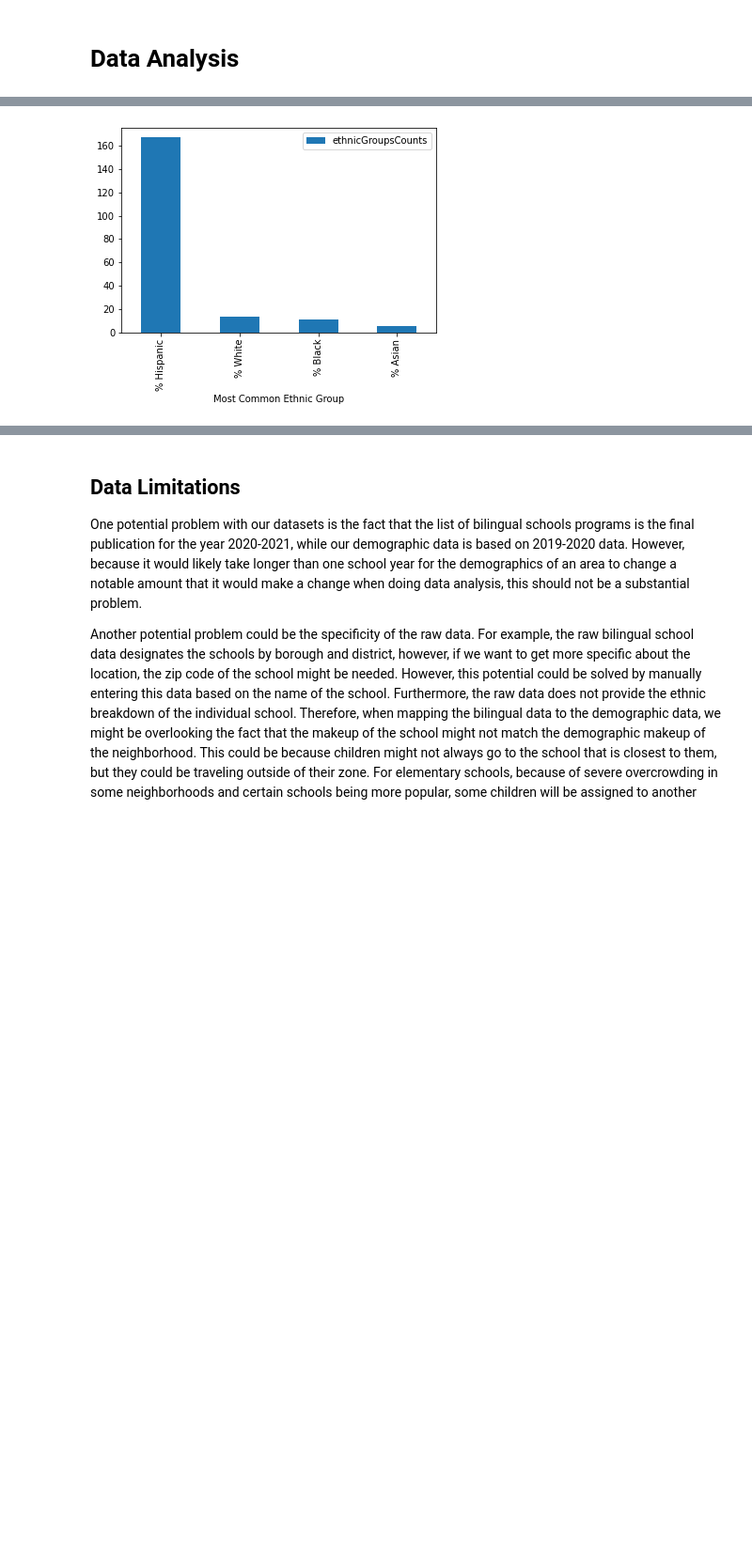
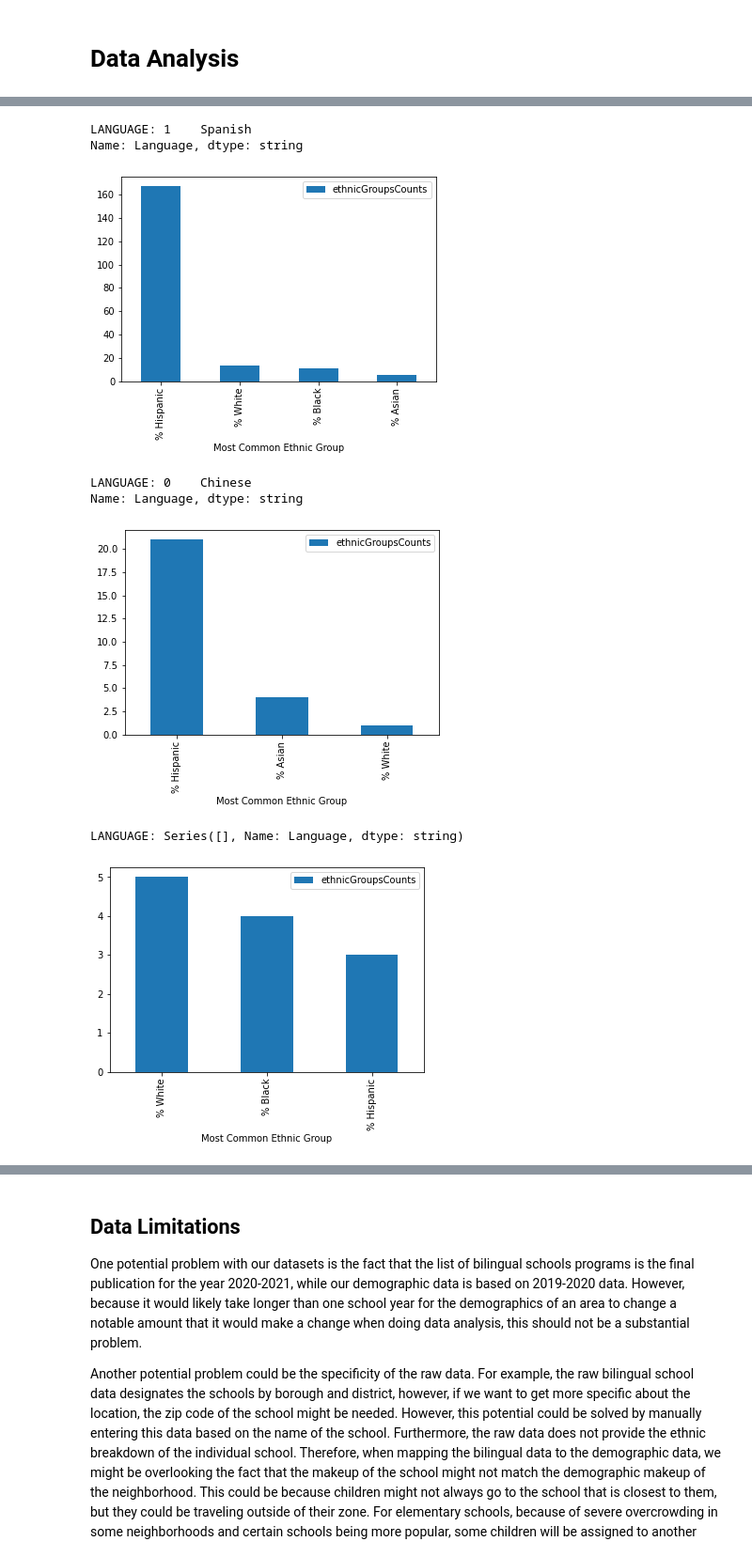
Before and after one commit to gaby-chu/info2950, a Jupyter notebook: project/phase_iv-rejoice.ipynb, the cells around one changed output, grey strips where cells are left out. Shown: that part at 94% size. Saved outputs shown, nothing was run; the diff lists cells and outputs as text; code cells hidden in the pictures; blank space fills up the shorter version.

```diff
--- a/project/phase_iv-rejoice.ipynb
+++ b/project/phase_iv-rejoice.ipynb
@@ -525,9 +681,23 @@ See the caveats in the documentation: https://pandas.pydata.org/pandas-docs/stab
 # %%
-# BAR GRAPH - DISTRIBUTION OF MOST COMMON ETHNIC GROUP ACROSS SPANISH SCHOOLS
-ethnicGroups = spanish_schools_data['mostCommonEthnicGroup'].unique()
-ethnicGroupsCounts = spanish_schools_data['mostCommonEthnicGroup'].value_counts()
+# BAR GRAPH - DISTRIBUTION OF MOST COMMON ETHNIC GROUP ACROSS SCHOOLS SELECTING SPANISH, CHINESE, OR FRENCH
+for languageData in chosenLanguageData:
+#     print(languageData.Language)
+    language = languageData.Language.loc[:1]
+    # [FIX]
+    print("LANGUAGE: {}".format(language))
 
-df = pd.DataFrame({'Most Common Ethnic Group':ethnicGroups, 'ethnicGroupsCounts':ethnicGroupsCounts})
-ax = df.plot.bar(x='Most Common Ethnic Group', y='ethnicGroupsCounts')
+    ethnicGroups = languageData['mostCommonEthnicGroup'].unique()
+    ethnicGroupsCounts = languageData['mostCommonEthnicGroup'].value_counts()
+
+    df = pd.DataFrame({'Most Common Ethnic Group':ethnicGroups, 'ethnicGroupsCounts':ethnicGroupsCounts})
+    ax = df.plotn.bar(x='Most Common Ethnic Group', y='ethnicGroupsCounts')
+    plt.show()
 # %% [output]
+LANGUAGE: 1    Spanish
+Name: Language, dtype: string
 [figure]
+LANGUAGE: 0    Chinese
+Name: Language, dtype: string
+[figure, added]
+LANGUAGE: Series([], Name: Language, dtype: string)
+[figure, added]
```
Also changed, not shown: parts of 24 cells of this notebook, 4 other files.
